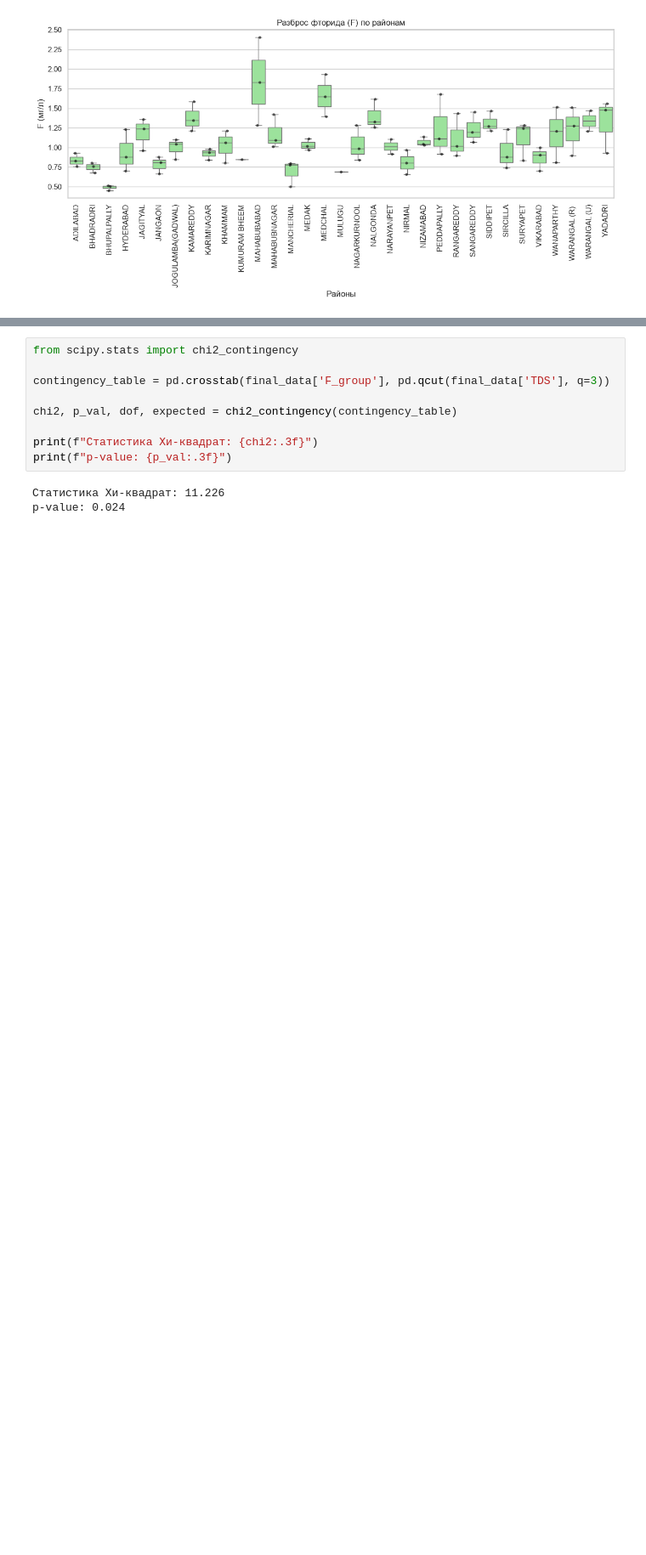
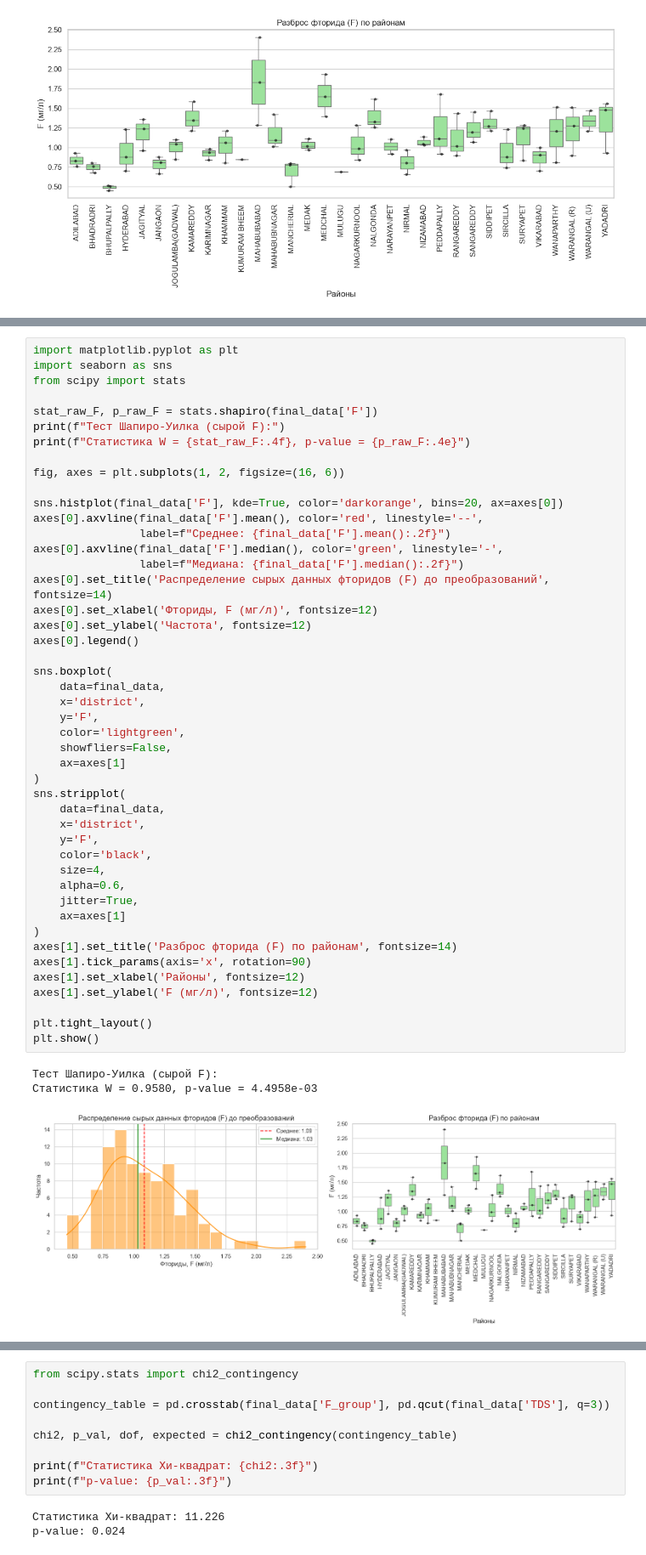
Before and after one commit to dasha1154/lab.stat, a Jupyter notebook: labwork.ipynb, the cells around one changed output, grey strips where cells are left out. Shown at 85% size. Drawn from its saved outputs; the diff is of its cells as text; blank space fills up the shorter version.

```diff
--- a/labwork.ipynb
+++ b/labwork.ipynb
@@ -578,0 +791,50 @@ plt.show()
+# %%
+import matplotlib.pyplot as plt
+import seaborn as sns
+from scipy import stats
+
+stat_raw_F, p_raw_F = stats.shapiro(final_data['F'])
+print(f"Тест Шапиро-Уилка (сырой F):")
+print(f"Статистика W = {stat_raw_F:.4f}, p-value = {p_raw_F:.4e}")
+
+fig, axes = plt.subplots(1, 2, figsize=(16, 6))
+
+sns.histplot(final_data['F'], kde=True, color='darkorange', bins=20, ax=axes[0])
+axes[0].axvline(final_data['F'].mean(), color='red', linestyle='--',
+                label=f"Среднее: {final_data['F'].mean():.2f}")
+axes[0].axvline(final_data['F'].median(), color='green', linestyle='-',
+                label=f"Медиана: {final_data['F'].median():.2f}")
+axes[0].set_title('Распределение сырых данных фторидов (F) до преобразований', fontsize=14)
+axes[0].set_xlabel('Фториды, F (мг/л)', fontsize=12)
+axes[0].set_ylabel('Частота', fontsize=12)
+axes[0].legend()
+
+sns.boxplot(
+    data=final_data,
+    x='district',
+    y='F',
+    color='lightgreen',
+    showfliers=False,
+    ax=axes[1]
+)
+sns.stripplot(
+    data=final_data,
+    x='district',
+    y='F',
+    color='black',
+    size=4,
+    alpha=0.6,
+    jitter=True,
+    ax=axes[1]
+)
+axes[1].set_title('Разброс фторида (F) по районам', fontsize=14)
+axes[1].tick_params(axis='x', rotation=90)
+axes[1].set_xlabel('Районы', fontsize=12)
+axes[1].set_ylabel('F (мг/л)', fontsize=12)
+
+plt.tight_layout()
+plt.show()
+# %% [output]
+Тест Шапиро-Уилка (сырой F):
+Статистика W = 0.9580, p-value = 4.4958e-03
+[figure, added]
```
Also changed, not shown: parts of 60 cells of this notebook.
